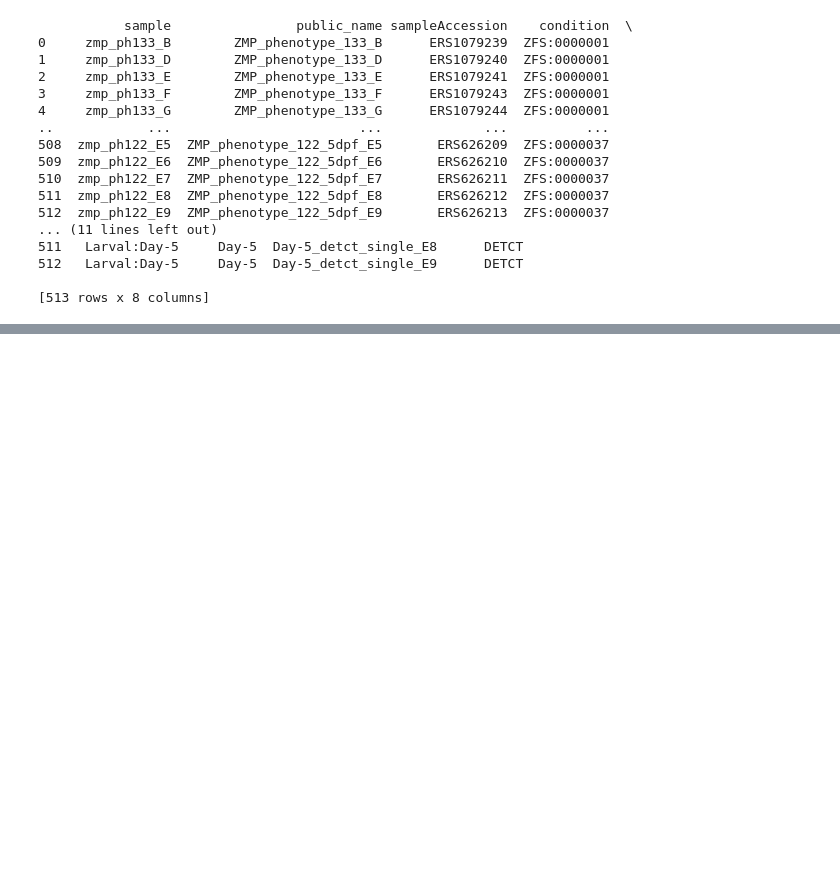
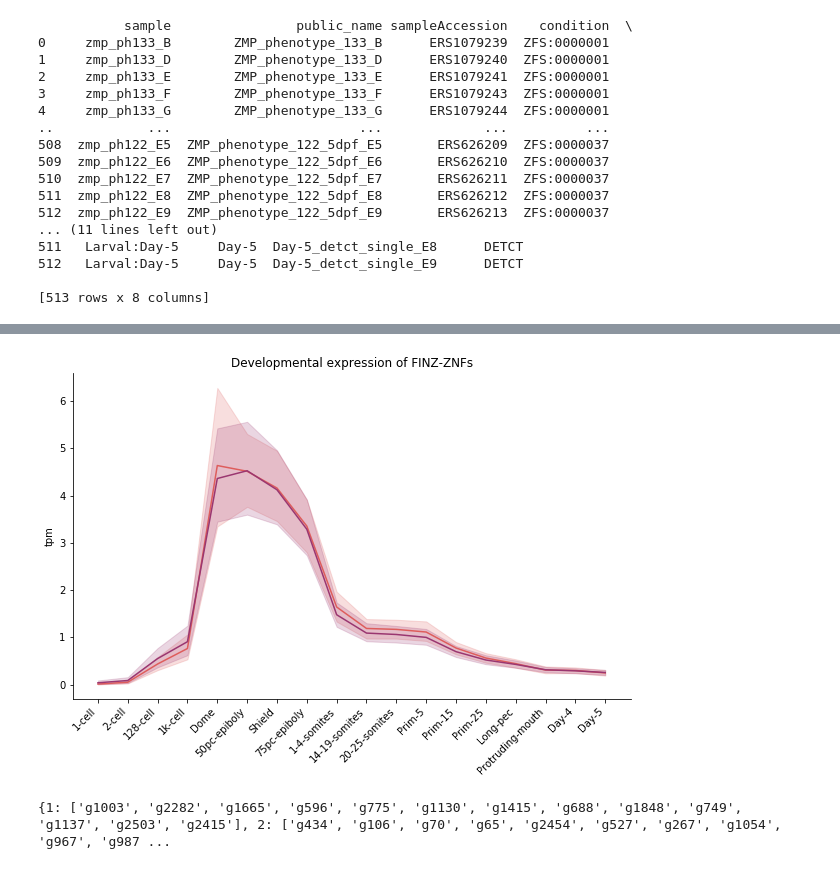
Before and after one commit to jonathan-wells/finz-znf, a Jupyter notebook: analysis/expression.ipynb, the cells around one changed output, grey strips where cells are left out. Cells and saved outputs as stored; diff of their text form; code cells hidden in the pictures; blank space fills up the shorter version.

```diff
--- a/analysis/expression.ipynb
+++ b/analysis/expression.ipynb
@@ -160 +193,28 @@ plt.show()
+# %%
+fig, ax = plt.subplots(figsize=(10, 6))
+# g = sns.FacetGrid(tpm_df.loc[tpm_df.gene.isin(finz)])
+sns.lineplot(data=tpm_df.loc[tpm_df.gene.isin(finz)],
+             x='stageName',
+             y='tpm',
+             sort=False,
+             hue='cluster',
+             palette='flare',
+             lw=1.5,
+             ax=ax)
+
+ax.set_title('Developmental expression of FINZ-ZNFs')
+ax.get_legend().remove()
+ax.set_xlabel('')
+plt.xticks(rotation=45, ha='right')
+sns.despine()
+plt.show()
+# %% [output]
+[figure, added]
+# %%
+clades = {}
+for i in [1, 2, 3, 4, 5]:
+    with open(f'../data/selection-analysis/d2sk4_drer_clade{i}.taxa') as infile:
+        clades[i] = [line.strip('.t1\n').strip('Danio_rerio_') for line in infile]
+# %% [output]
+{1: ['g1003', 'g2282', 'g1665', 'g596', 'g775', 'g1130', 'g1415', 'g688', 'g1848', 'g749', 'g1137', 'g2503', 'g2415'], 2: ['g434', 'g106', 'g70', 'g65', 'g2454', 'g527', 'g267', 'g1054', 'g967', 'g987 ...
 # %%
```
Also changed, not shown: parts of 17 cells of this notebook, 3 other files.
